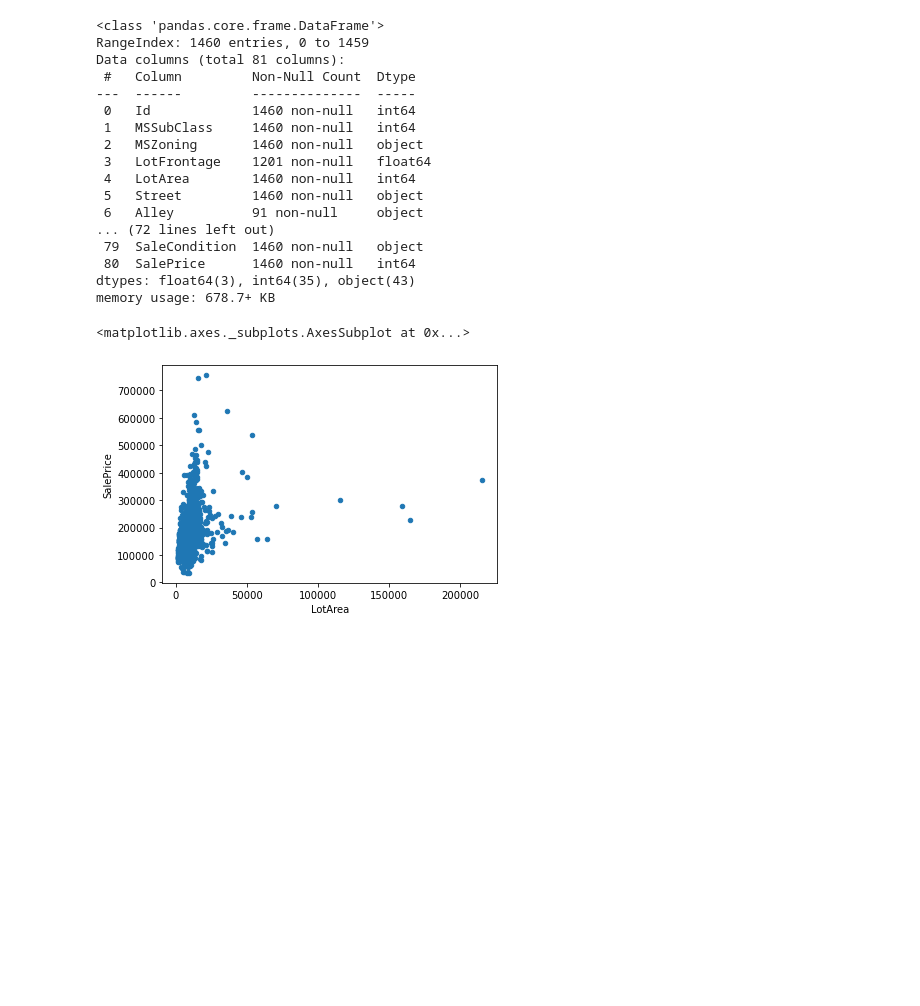
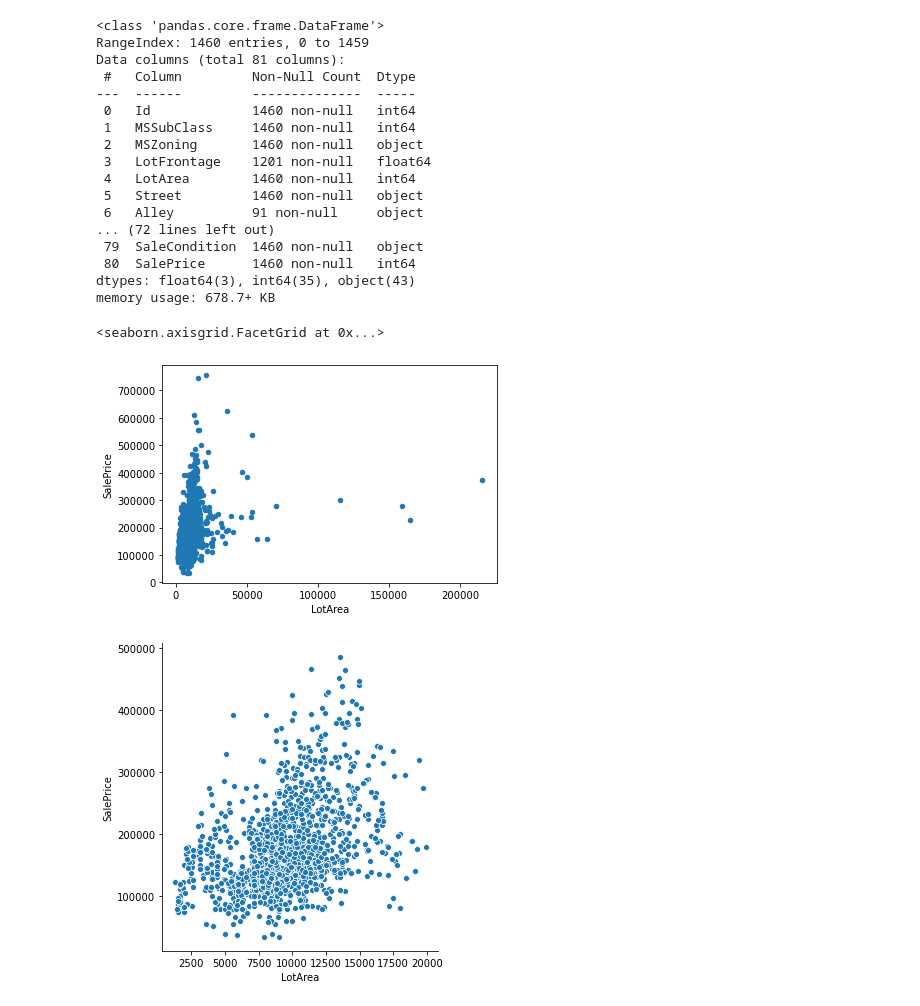
Before and after one commit to dani-bright/learning_python, a Jupyter notebook: data.ipynb, the cells around one changed output. Saved outputs shown, nothing was run; the diff lists cells and outputs as text; code cells hidden in the pictures; blank space fills up the shorter version.

```diff
--- a/data.ipynb
+++ b/data.ipynb
@@ -32,14 +32,17 @@ memory usage: 678.7+ KB
 # %%
 import matplotlib.pyplot as plt
 import seaborn as sns
 import pandas as pd
 
 hp = pd.read_csv('house_pricing.csv')
-lotCondition=hp[hp.LotArea<20000]
-PriceCondition=hp[hp.SalePrice<500000]
+
+hp.plot.scatter(x='LotArea',y='SalePrice')
+
+filterLotPrice = hp[hp.LotArea<20000][hp.SalePrice<500000]
 
 
-hp.plot.scatter(x='LotArea',y='SalePrice')
+sns.relplot(kind='scatter', x='LotArea',y='SalePrice', data=filterLotPrice)
 # %% [output]
-<matplotlib.axes._subplots.AxesSubplot at 0x...>
+<seaborn.axisgrid.FacetGrid at 0x...>
 [figure]
+[figure, added]
```
Also changed, not shown: parts of 1 cell of this notebook, 1 other file.
